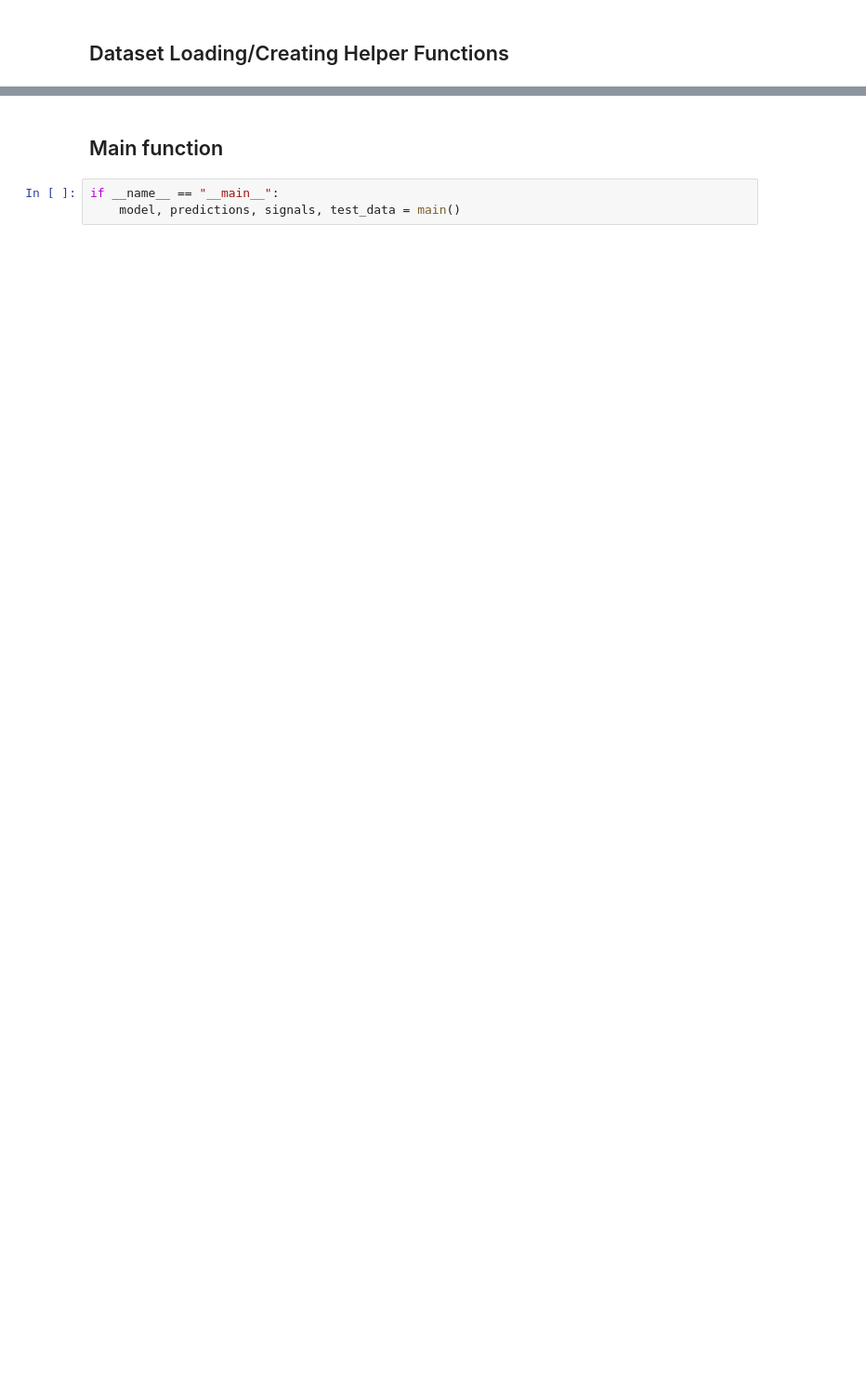
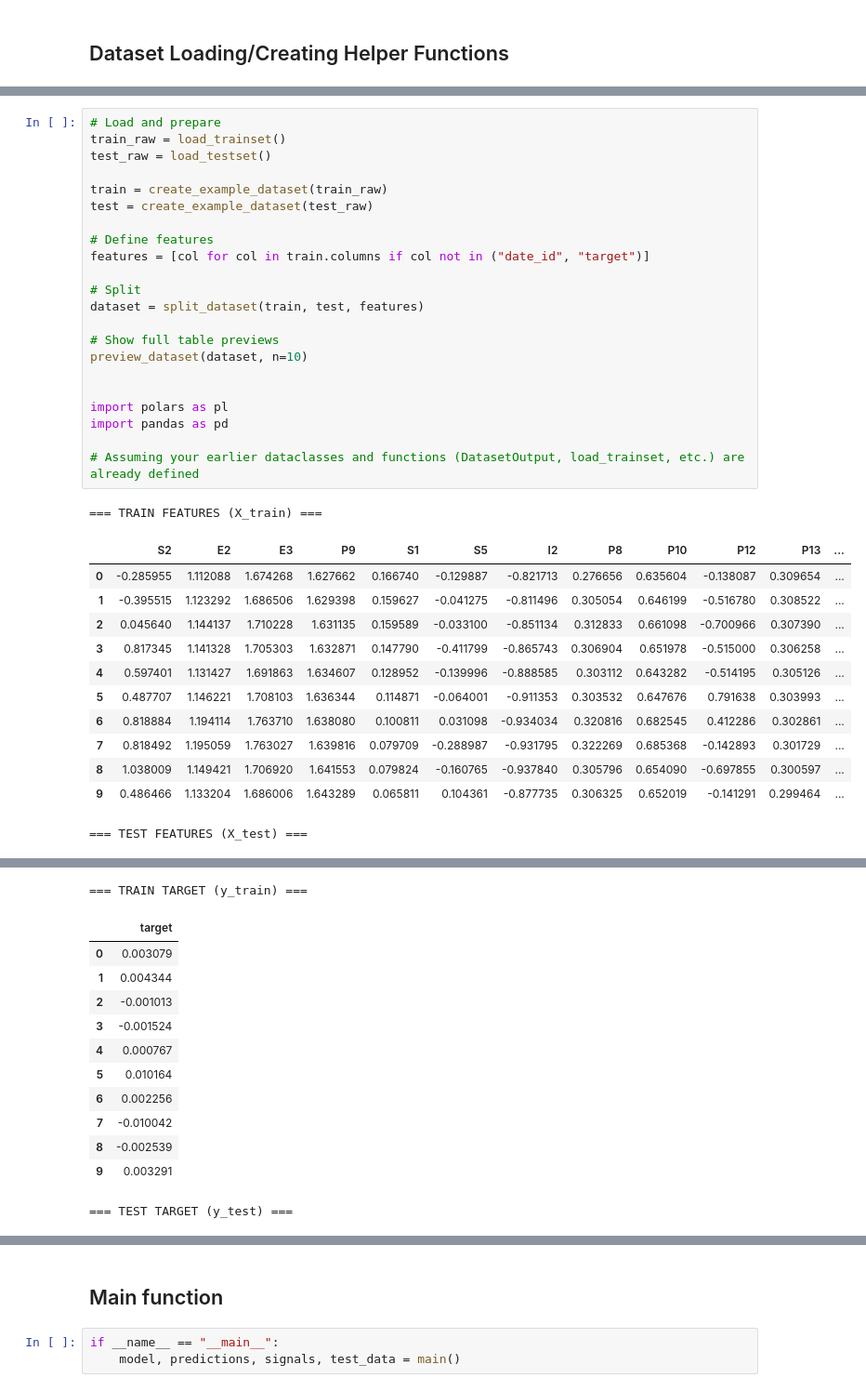
Before and after one commit to sudo-de/hull_tactical_market_prediction_using_hyperopt, a Jupyter notebook: notebooks/basic.ipynb, the cells around one changed output, grey strips where cells are left out. Shown: that part at 93% size. Drawn from its saved outputs; the diff is of its cells as text; blank space fills up the shorter version.

```diff
--- a/notebooks/basic.ipynb
+++ b/notebooks/basic.ipynb
@@ -277,0 +394,36 @@ def main():
+# %%
+# Load and prepare
+train_raw = load_trainset()
+test_raw = load_testset()
+
+train = create_example_dataset(train_raw)
+test = create_example_dataset(test_raw)
+
+# Define features
+features = [col for col in train.columns if col not in ("date_id", "target")]
+
+# Split
+dataset = split_dataset(train, test, features)
+
+# Show full table previews
+preview_dataset(dataset, n=10)
+
+
+import polars as pl
+import pandas as pd
+
+# Assuming your earlier dataclasses and functions (DatasetOutput, load_trainset, etc.) are already defined
+# %% [output]
+=== TRAIN FEATURES (X_train) ===
+|  | S2 | E2 | E3 | P9 | S1 | S5 | I2 | P8 | P10 | P12 | P13 | ... |
+| 0 | -0.285955 | 1.112088 | 1.674268 | 1.627662 | 0.166740 | -0.129887 | -0.821713 | 0.276656 | 0.635604 | -0.138087 | 0.309654 | ... |
+| 1 | -0.395515 | 1.123292 | 1.686506 | 1.629398 | 0.159627 | -0.041275 | -0.811496 | 0.305054 | 0.646199 | -0.516780 | 0.308522 | ... |
+| 2 | 0.045640 | 1.144137 | 1.710228 | 1.631135 | 0.159589 | -0.033100 | -0.851134 | 0.312833 | 0.661098 | -0.700966 | 0.307390 | ... |
+| 3 | 0.817345 | 1.141328 | 1.705303 | 1.632871 | 0.147790 | -0.411799 | -0.865743 | 0.306904 | 0.651978 | -0.515000 | 0.306258 | ... |
+| 4 | 0.597401 | 1.131427 | 1.691863 | 1.634607 | 0.128952 | -0.139996 | -0.888585 | 0.303112 | 0.643282 | -0.514195 | 0.305126 | ... |
+| 5 | 0.487707 | 1.146221 | 1.708103 | 1.636344 | 0.114871 | -0.064001 | -0.911353 | 0.303532 | 0.647676 | 0.791638 | 0.303993 | ... |
+| 6 | 0.818884 | 1.194114 | 1.763710 | 1.638080 | 0.100811 | 0.031098 | -0.934034 | 0.320816 | 0.682545 | 0.412286 | 0.302861 | ... |
+| 7 | 0.818492 | 1.195059 | 1.763027 | 1.639816 | 0.079709 | -0.288987 | -0.931795 | 0.322269 | 0.685368 | -0.142893 | 0.301729 | ... |
+| 8 | 1.038009 | 1.149421 | 1.706920 | 1.641553 | 0.079824 | -0.160765 | -0.937840 | 0.305796 | 0.654090 | -0.697855 | 0.300597 | ... |
+| 9 | 0.486466 | 1.133204 | 1.686006 | 1.643289 | 0.065811 | 0.104361 | -0.877735 | 0.306325 | 0.652019 | -0.141291 | 0.299464 | ... |
+=== TEST FEATURES (X_test) ===
@@ -277,0 +441,13 @@ def main():
+=== TRAIN TARGET (y_train) ===
+|  | target |
+| 0 | 0.003079 |
+| 1 | 0.004344 |
+| 2 | -0.001013 |
+| 3 | -0.001524 |
+| 4 | 0.000767 |
+| 5 | 0.010164 |
+| 6 | 0.002256 |
+| 7 | -0.010042 |
+| 8 | -0.002539 |
+| 9 | 0.003291 |
+=== TEST TARGET (y_test) ===
```
Also changed, not shown: parts of 13 cells of this notebook.
